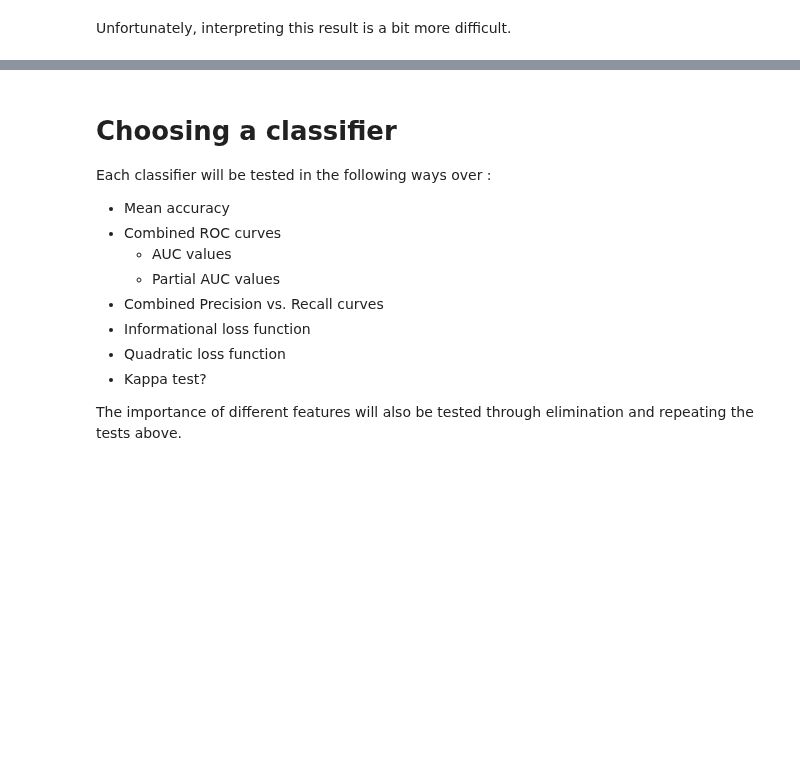
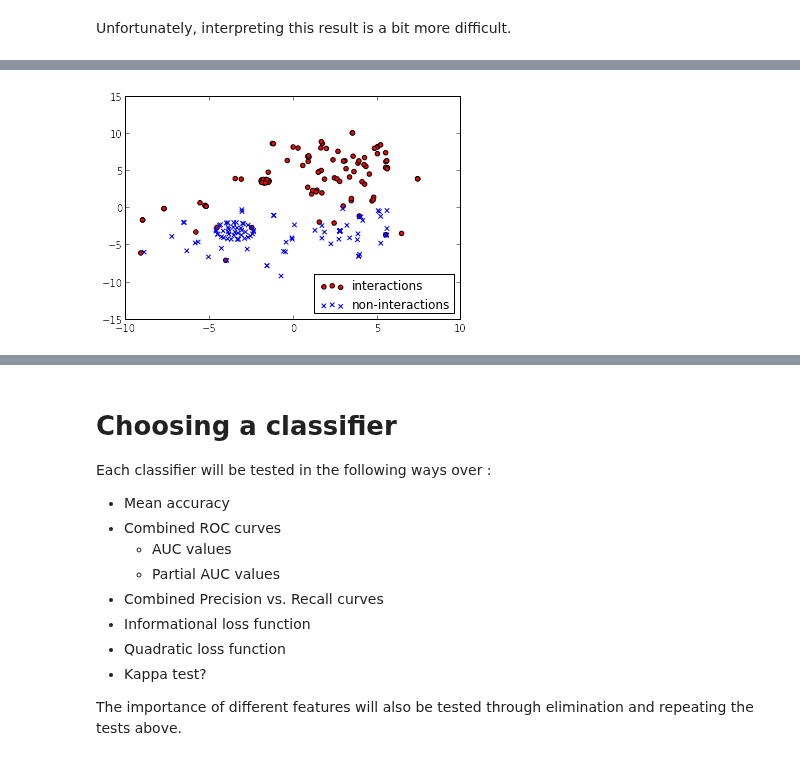
Before and after one commit to gngdb/opencast-bio, a Jupyter notebook: notebooks/Classifier Training.ipynb, the cells around one changed output, grey strips where cells are left out. Cells and saved outputs as stored; diff of their text form; code cells hidden in the pictures; blank space fills up the shorter version.

```diff
--- a/notebooks/Classifier Training.ipynb
+++ b/notebooks/Classifier Training.ipynb
@@ -191,0 +269,6 @@ The plots should be saved as svg format so that they can be scaled or otherwise
+# %%
+ones = scatter(X_tsne[:nones,0],X_tsne[:nones,1],c='red')
+zeros = scatter(X_tsne[nones:,0],X_tsne[nones:,1],c='blue',marker="x")
+l=legend((ones,zeros),("interactions","non-interactions"),loc=4)
+# %% [output]
+[figure, added]
```
Also changed, not shown: parts of 42 cells of this notebook, 2 other files.
